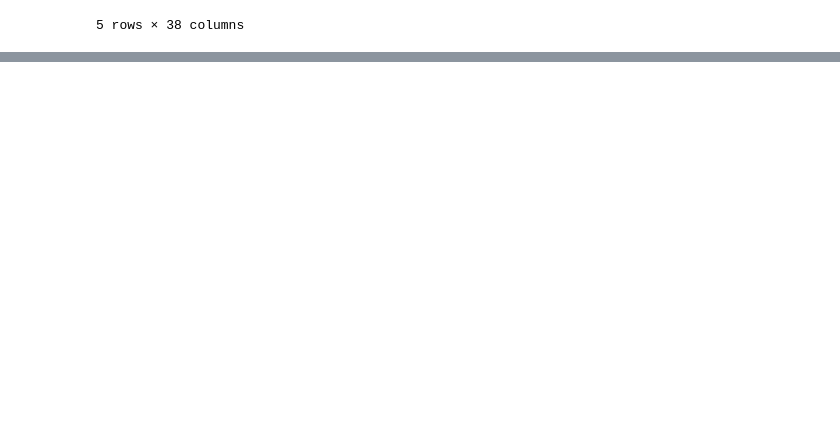
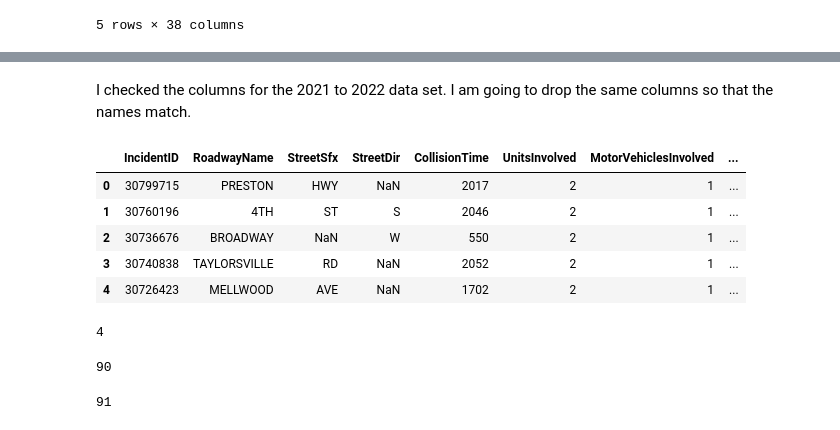
Before and after one commit to Mariahjocorso/Louisville_Bike_Safety_Analysis, a Jupyter notebook: Lousiville_Bike_Safety_Analysis.ipynb, the cells around one changed output, grey strips where cells are left out. Cells and saved outputs as stored; diff of their text form; code cells hidden in the pictures; blank space fills up the shorter version.

```diff
--- a/Lousiville_Bike_Safety_Analysis.ipynb
+++ b/Lousiville_Bike_Safety_Analysis.ipynb
@@ -29,0 +81,30 @@ df[['']]
+# %% [markdown]
+I checked the columns for the 2021 to 2022 data set. I am going to drop the same columns so that the names match.
+# %%
+df1.drop(['AgencyORI', 'AgencyName', 'IncidentStatusDesc', 'County', 'RdwyNumber',  'Street', 'IntersectionRdwy', 'IntersectionRdwyName',
+ 'BetweenStRdwy1', 'BetweenStRdwyName1', 'BetweenStRdwy2', 'BetweenStRdwyName2', 'Latitude', 'Longitude', 'Milepoint', 'CollisionDate',
+'RampFromRdwyId', 'RampToRdwyId', 'AcceptedDate', 'IsSecondaryCollision', 'OwnerBadge', 'IncidentStatus'], axis=1, inplace=True)
+# %%
+df1.head()
+# %% [output]
+|  | IncidentID | RoadwayName | StreetSfx | StreetDir | CollisionTime | UnitsInvolved | MotorVehiclesInvolved | ... |
+| 0 | 30799715 | PRESTON | HWY | NaN | 2017 | 2 | 1 | ... |
+| 1 | 30760196 | 4TH | ST | S | 2046 | 2 | 1 | ... |
+| 2 | 30736676 | BROADWAY | NaN | W | 550 | 2 | 1 | ... |
+| 3 | 30740838 | TAYLORSVILLE | RD | NaN | 2052 | 2 | 1 | ... |
+| 4 | 30726423 | MELLWOOD | AVE | NaN | 1702 | 2 | 1 | ... |
+# %%
+deaths1 = df1['NumberKilled'].sum()
+print(deaths1)
+# %% [output]
+4
+# %%
+injured = df['NumberInjured'].sum()
+print(injured)
+# %% [output]
+90
+# %%
+injured1 = df1['NumberInjured'].sum()
+print(injured1)
+# %% [output]
+91
```
Also changed, not shown: parts of 16 cells of this notebook, 2 other files.
